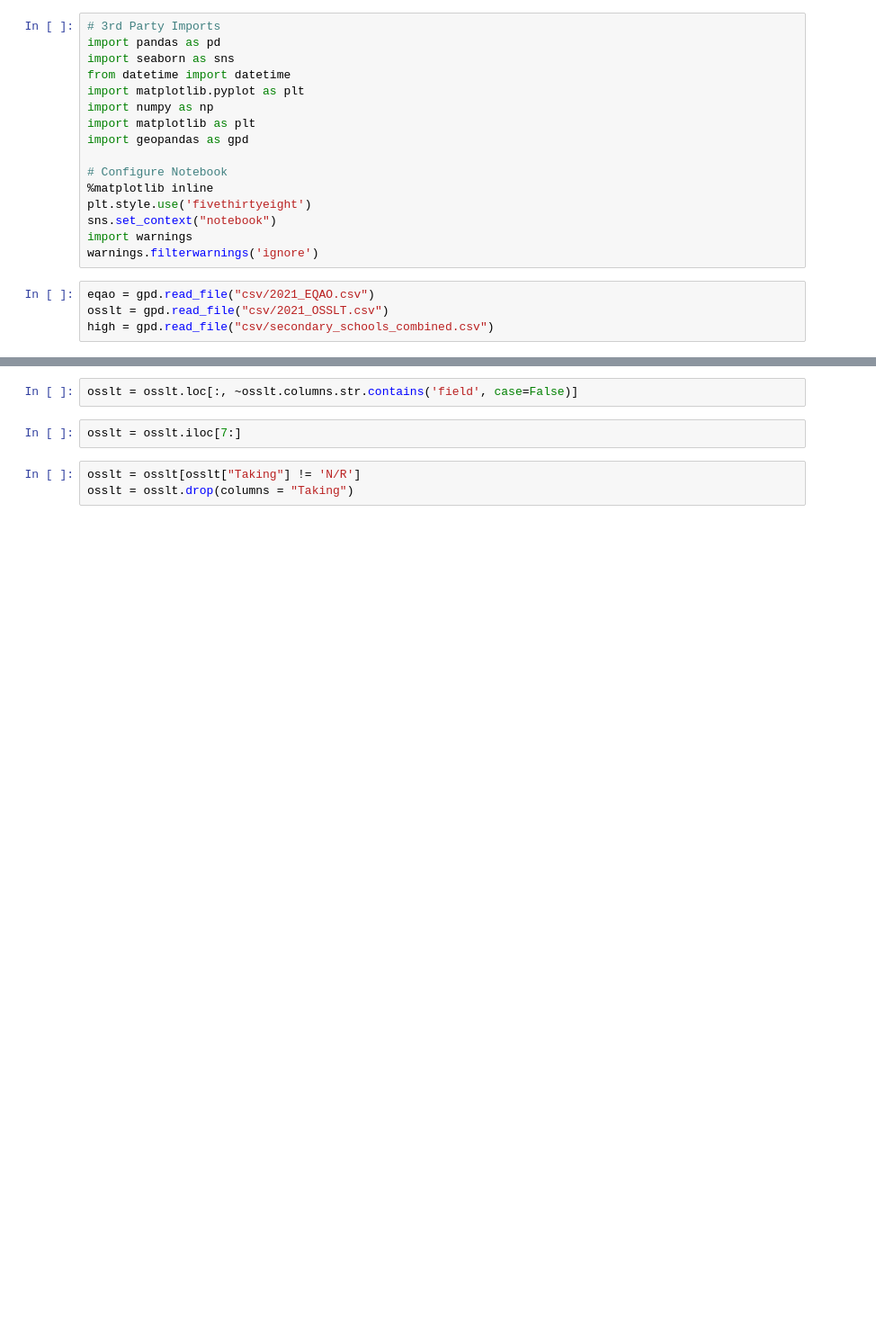
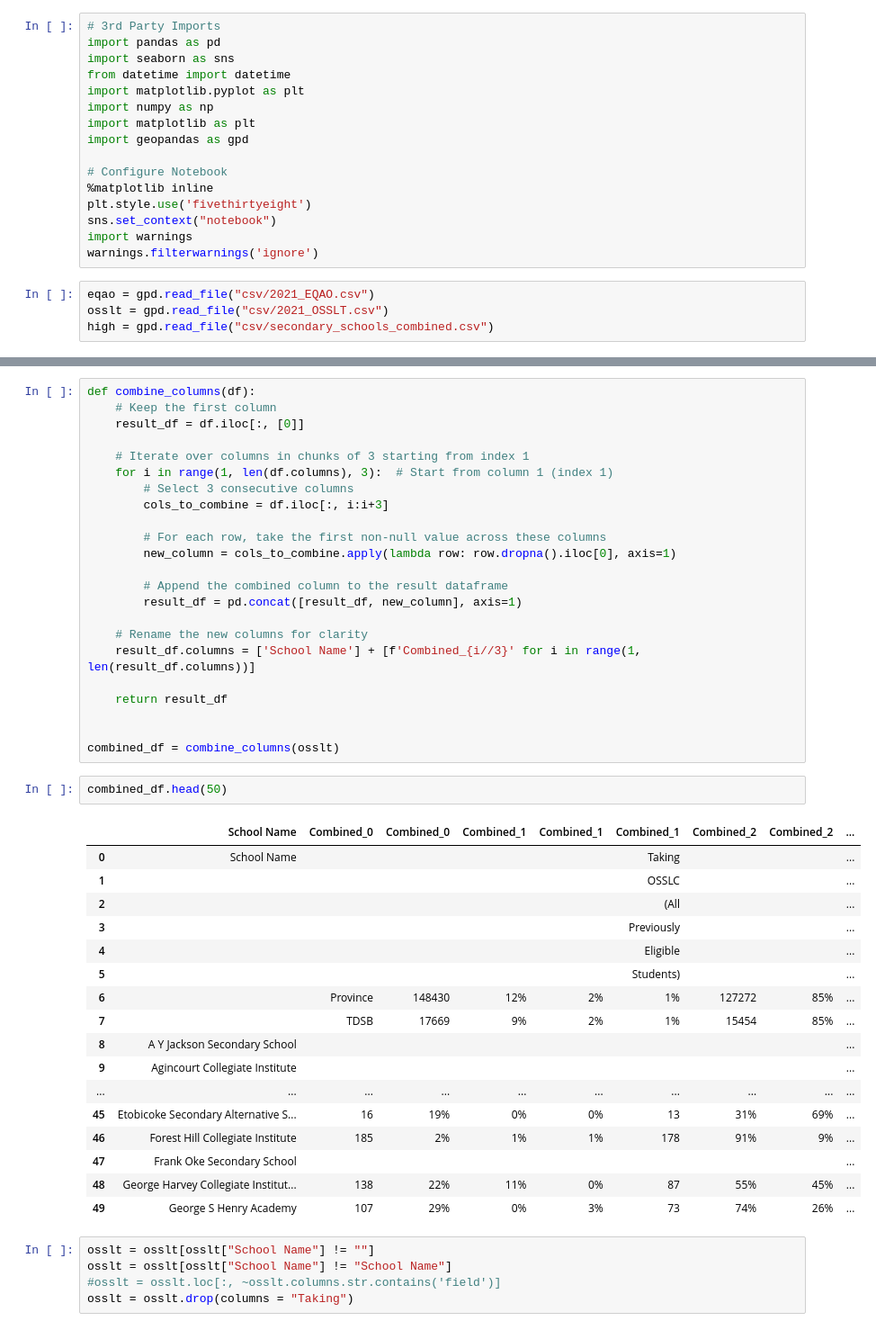
Before and after one commit to sunnyjen/CME358-Final_project, a Jupyter notebook: school_data/schools.ipynb, the cells around one changed output, grey strips where cells are left out. Shown at 90% size. Drawn from its saved outputs; the diff is of its cells as text; blank space fills up the shorter version.

Commit message:
Clean school2
clean csv files

```diff
--- a/school_data/schools.ipynb
+++ b/school_data/schools.ipynb
@@ -31,10 +37,51 @@ eqao.head()
+# %%
+def combine_columns(df):
+    # Keep the first column
+    result_df = df.iloc[:, [0]]
+
+    # Iterate over columns in chunks of 3 starting from index 1
+    for i in range(1, len(df.columns), 3):  # Start from column 1 (index 1)
+        # Select 3 consecutive columns
+        cols_to_combine = df.iloc[:, i:i+3]
+
+        # For each row, take the first non-null value across these columns
+        new_column = cols_to_combine.apply(lambda row: row.dropna().iloc[0], axis=1)
+
+        # Append the combined column to the result dataframe
+        result_df = pd.concat([result_df, new_column], axis=1)
+
+    # Rename the new columns for clarity
+    result_df.columns = ['School Name'] + [f'Combined_{i//3}' for i in range(1, len(result_df.columns))]
+
+    return result_df
+
+
+combined_df = combine_columns(osslt)
+# %%
+combined_df.head(50)
+# %% [output]
+|  | School Name | Combined_0 | Combined_0 | Combined_1 | Combined_1 | Combined_1 | Combined_2 | Combined_2 | ... |
+| 0 | School Name |  |  |  |  | Taking |  |  | ... |
+| 1 |  |  |  |  |  | OSSLC |  |  | ... |
+| 2 |  |  |  |  |  | (All |  |  | ... |
+| 3 |  |  |  |  |  | Previously |  |  | ... |
+| 4 |  |  |  |  |  | Eligible |  |  | ... |
+| 5 |  |  |  |  |  | Students) |  |  | ... |
+| 6 |  | Province | 148430 | 12% | 2% | 1% | 127272 | 85% | ... |
+| 7 |  | TDSB | 17669 | 9% | 2% | 1% | 15454 | 85% | ... |
+| 8 | A Y Jackson Secondary School |  |  |  |  |  |  |  | ... |
+| 9 | Agincourt Collegiate Institute |  |  |  |  |  |  |  | ... |
+| ... | ... | ... | ... | ... | ... | ... | ... | ... | ... |
+| 45 | Etobicoke Secondary Alternative S... | 16 | 19% | 0% | 0% | 13 | 31% | 69% | ... |
+| 46 | Forest Hill Collegiate Institute | 185 | 2% | 1% | 1% | 178 | 91% | 9% | ... |
+| 47 | Frank Oke Secondary School |  |  |  |  |  |  |  | ... |
+| 48 | George Harvey Collegiate Institut... | 138 | 22% | 11% | 0% | 87 | 55% | 45% | ... |
+| 49 | George S Henry Academy | 107 | 29% | 0% | 3% | 73 | 74% | 26% | ... |
 # %%
-osslt = osslt.loc[:, ~osslt.columns.str.contains('field', case=False)]
+osslt = osslt[osslt["School Name"] != ""]
+osslt = osslt[osslt["School Name"] != "School Name"]
+#osslt = osslt.loc[:, ~osslt.columns.str.contains('field')]
+osslt = osslt.drop(columns = "Taking")
-# %%
-osslt = osslt.iloc[7:]
-# %%
-osslt = osslt[osslt["Taking"] != 'N/R']
-osslt = osslt.drop(columns = "Taking")
 # %%
 osslt.shape
 # %% [output]
```
Also changed, not shown: parts of 4 cells of this notebook, 1 other file.
